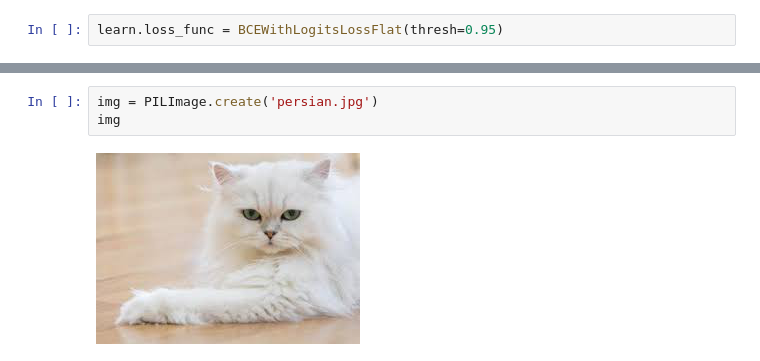
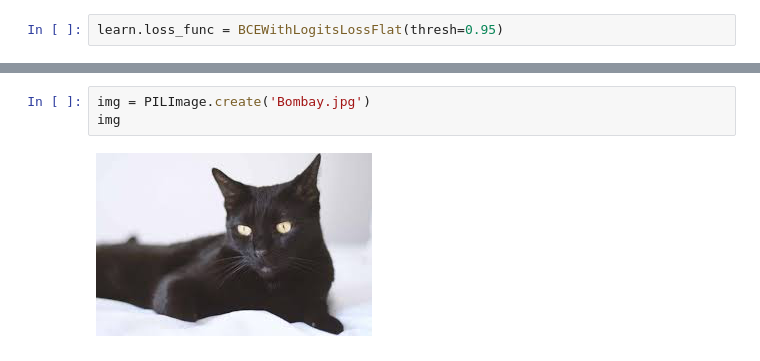
Before and after one commit to JNK234/100-days-of-deep-learning, a Jupyter notebook: Day 5/Detecting_Unknown_labels.ipynb, the cells around one changed output, grey strips where cells are left out. Drawn from its saved outputs; the diff is of its cells as text.

```diff
--- a/Day 5/Detecting_Unknown_labels.ipynb
+++ b/Day 5/Detecting_Unknown_labels.ipynb
@@ -85,6 +111,6 @@ learn.show_results()
 # %%
-img = PILImage.create('persian.jpg')
+img = PILImage.create('Bombay.jpg')
 img
 # %% [output]
-[figure, old version]
+[figure, new version]
 # %%
```
Also changed, not shown: parts of 21 cells of this notebook.
